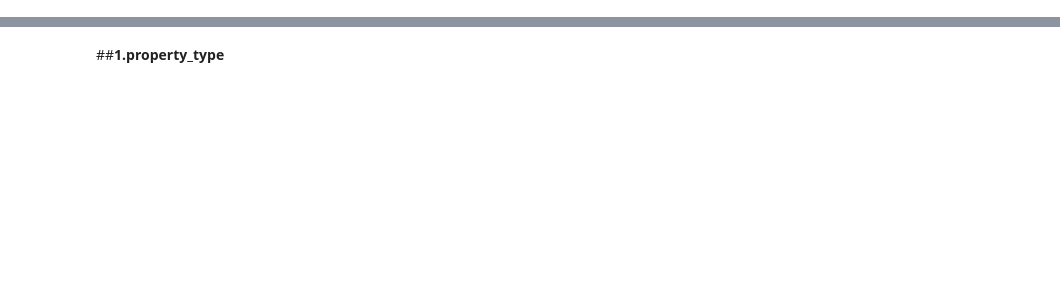
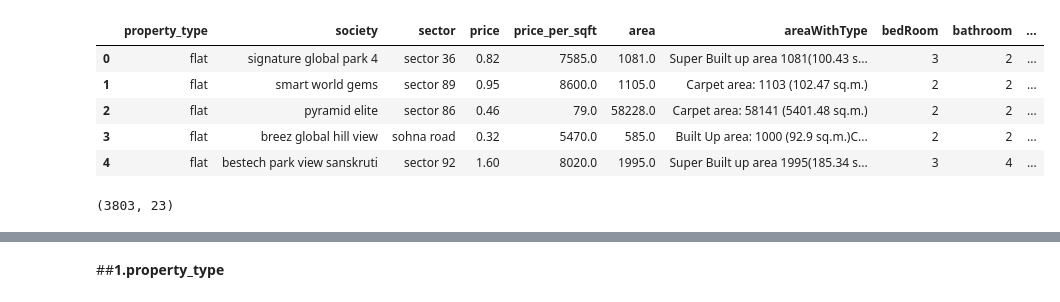
Before and after one commit to netra212/House-Price-Predictions, a Jupyter notebook: notebooks/Housing_Project_EDA_Univariate.ipynb, the cells around one changed output, grey strips where cells are left out. Cells and saved outputs as stored; diff of their text form; code cells hidden in the pictures; blank space fills up the shorter version.

Commit message:
house price prediction

```diff
--- a/notebooks/Housing_Project_EDA_Univariate.ipynb
+++ b/notebooks/Housing_Project_EDA_Univariate.ipynb
@@ -8,9 +8,18 @@ pd.set_option("display.max_rows", None)
 pd.set_option("display.max_columns", None)
 pd.set_option("display.max_colwidth", None)
 # %%
-properties = pd.read_csv("/content/drive/MyDrive/DATASET_ML/gurgaon_properties_cleaned_v2.csv")
+properties = pd.read_csv("../data/gurgaon_properties_cleaned_v2.csv")
 properties.head()
+# %% [output]
+|  | property_type | society | sector | price | price_per_sqft | area | areaWithType | bedRoom | bathroom | ... |
+| 0 | flat | signature global park 4 | sector 36 | 0.82 | 7585.0 | 1081.0 | Super Built up area 1081(100.43 s... | 3 | 2 | ... |
+| 1 | flat | smart world gems | sector 89 | 0.95 | 8600.0 | 1105.0 | Carpet area: 1103 (102.47 sq.m.) | 2 | 2 | ... |
+| 2 | flat | pyramid elite | sector 86 | 0.46 | 79.0 | 58228.0 | Carpet area: 58141 (5401.48 sq.m.) | 2 | 2 | ... |
+| 3 | flat | breez global hill view | sohna road | 0.32 | 5470.0 | 585.0 | Built Up area: 1000 (92.9 sq.m.)C... | 2 | 2 | ... |
+| 4 | flat | bestech park view sanskruti | sector 92 | 1.60 | 8020.0 | 1995.0 | Super Built up area 1995(185.34 s... | 3 | 4 | ... |
 # %%
 properties.shape
+# %% [output]
+(3803, 23)
 # %%
 properties.info()
```
Also changed, not shown: parts of 79 cells of this notebook, 10 other files.
